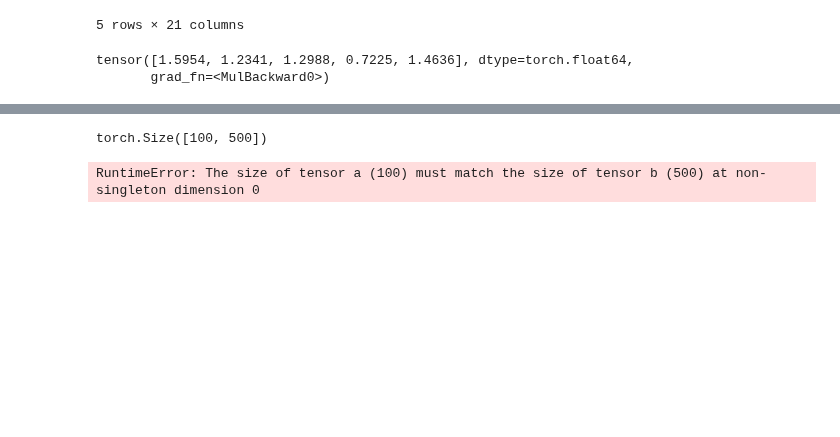
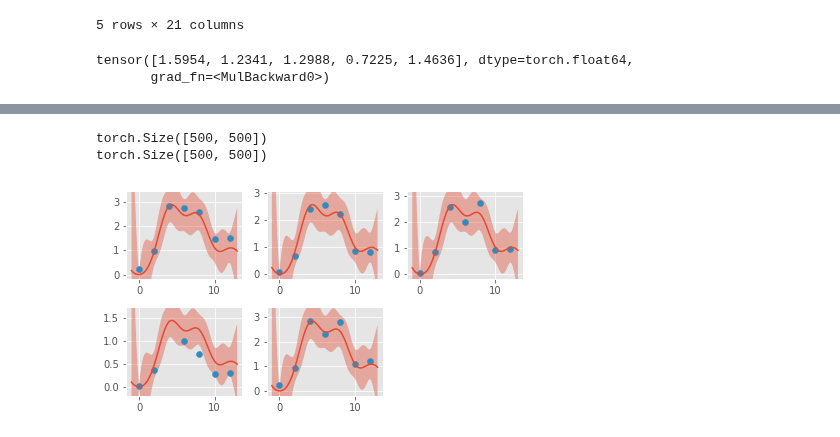
Before and after one commit to mossjacob/alfi, a Jupyter notebook: reggae/examples/exact.ipynb, the cells around one changed output, grey strips where cells are left out. Saved outputs shown, nothing was run; the diff lists cells and outputs as text; code cells hidden in the pictures; blank space fills up the shorter version.

```diff
--- a/reggae/examples/exact.ipynb
+++ b/reggae/examples/exact.ipynb
@@ -127,10 +125,9 @@ Iter 50/50 - Loss: 1.611   lengthscale: 0.767   noise: 0.030
 # %%
 plotter = Plotter(model, m_df.index)
 
 t_predict = torch.linspace(-1, 12+1, 100)
-m = plotter.plot_genes(t_predict, t_scatter=t[:7], y_scatter=m_observed[0])
-
-m = model.predict_m(t_predict)
+m = plotter.plot_outputs(t_predict, t_scatter=t[:7], y_scatter=m_observed[0])
 # %% [output]
-torch.Size([100, 500])
+torch.Size([500, 500])
+torch.Size([500, 500])
-RuntimeError: The size of tensor a (100) must match the size of tensor b (500) at non-singleton dimension 0
+[figure, added]
```
Also changed, not shown: parts of 9 cells of this notebook, 2 other files.
